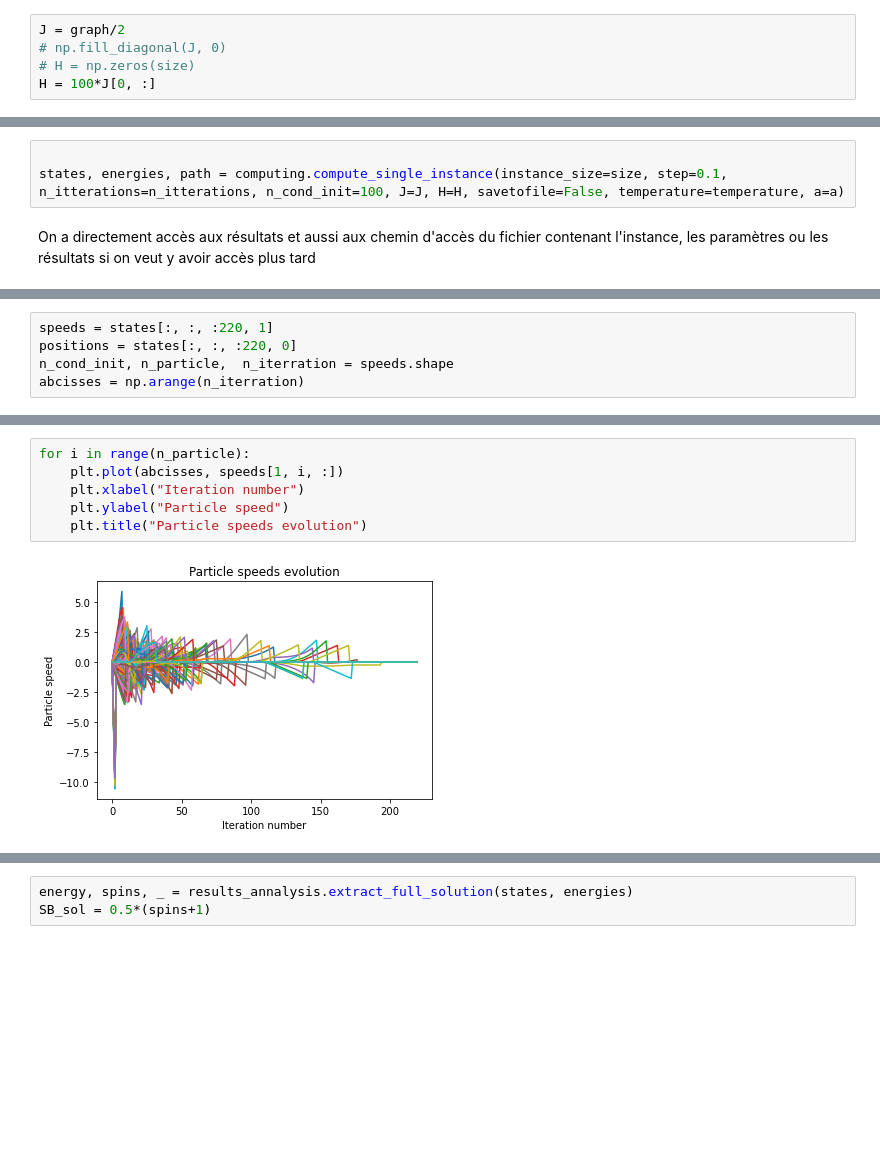
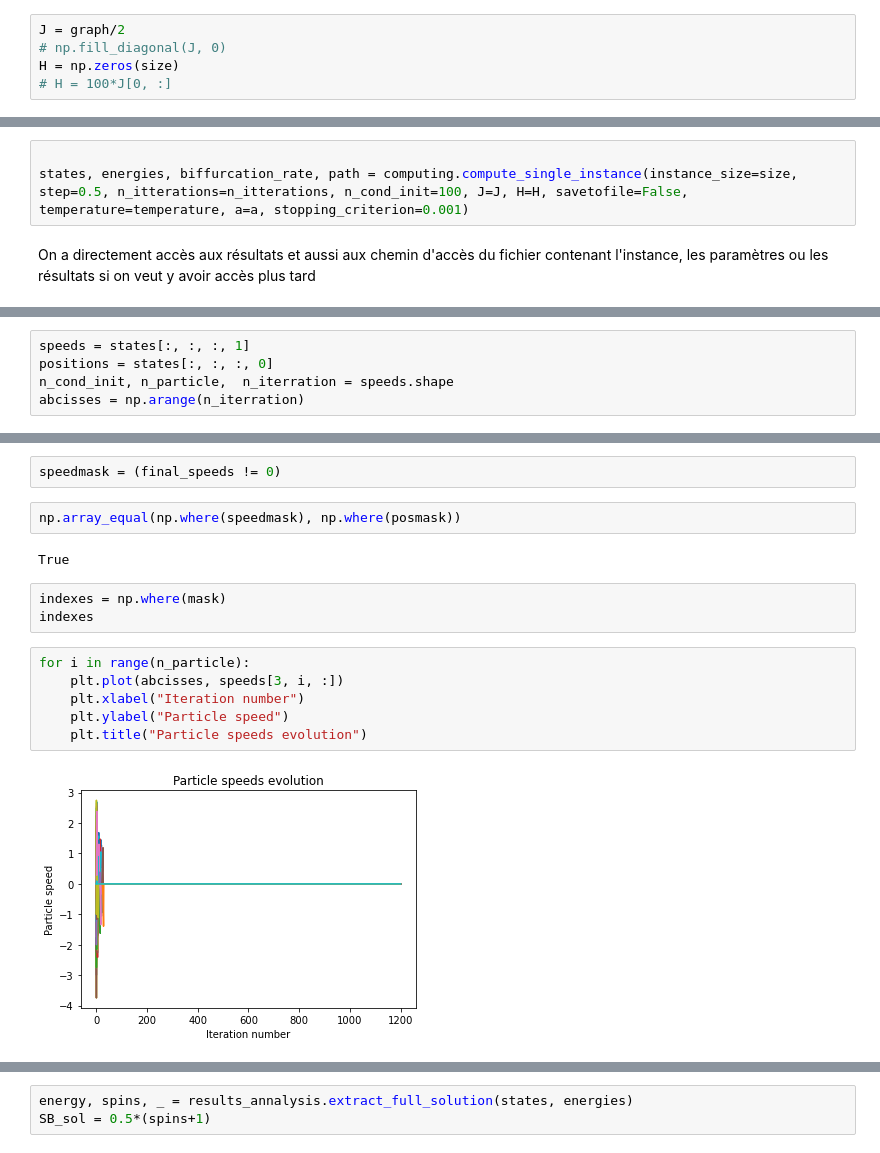
Before and after one commit to NESRINE202/SB_Algorithm_applications, a Jupyter notebook: SAvsSB_max-cut.ipynb, the cells around one changed output, grey strips where cells are left out. Drawn from its saved outputs; the diff is of its cells as text; blank space fills up the shorter version.

```diff
--- a/SAvsSB_max-cut.ipynb
+++ b/SAvsSB_max-cut.ipynb
@@ -31,8 +31,8 @@ graph = graph[:size, :size]
 # %%
 J = graph/2
 # np.fill_diagonal(J, 0)
-# H = np.zeros(size)
-H = 100*J[0, :]
+H = np.zeros(size)
+# H = 100*J[0, :]
 # %% [markdown]
 ## Simulation avec des paramètres choisis
 # %%
@@ -58,7 +58,7 @@ def step_func(self, t):
     return 100*np.exp(-10**(-3)*(t-1))
 # %%
 
-states, energies, path = computing.compute_single_instance(instance_size=size, step=0.1, n_itterations=n_itterations, n_cond_init=100, J=J, H=H, savetofile=False, temperature=temperature, a=a)
+states, energies, biffurcation_rate, path = computing.compute_single_instance(instance_size=size, step=0.5, n_itterations=n_itterations, n_cond_init=100, J=J, H=H, savetofile=False, temperature=temperature, a=a, stopping_criterion=0.001)
 # %% [markdown]
 On a directement accès aux résultats et aussi aux chemin d'accès du fichier contenant l'instance, les paramètres ou les résultats si on veut y avoir accès plus tard
 # %%
@@ -74,5 +75,5 @@ step_func(1, 600)
 # %%
-speeds = states[:, :, :220, 1]
-positions = states[:, :, :220, 0]
+speeds = states[:, :, :, 1]
+positions = states[:, :, :, 0]
 n_cond_init, n_particle,  n_iterration = speeds.shape
 abcisses = np.arange(n_iterration)
@@ -79,9 +109,18 @@ abcisses = np.arange(n_iterration)
+# %%
+speedmask = (final_speeds != 0)
+# %%
+np.array_equal(np.where(speedmask), np.where(posmask))
+# %% [output]
+True
+# %%
+indexes = np.where(mask)
+indexes
 # %%
 for i in range(n_particle):
-    plt.plot(abcisses, speeds[1, i, :])
+    plt.plot(abcisses, speeds[3, i, :])
     plt.xlabel("Iteration number")
     plt.ylabel("Particle speed")
     plt.title("Particle speeds evolution")
 # %% [output]
-[figure, old version]
+[figure, new version]
 # %%
```
Also changed, not shown: parts of 9 cells of this notebook, 3 other files.
